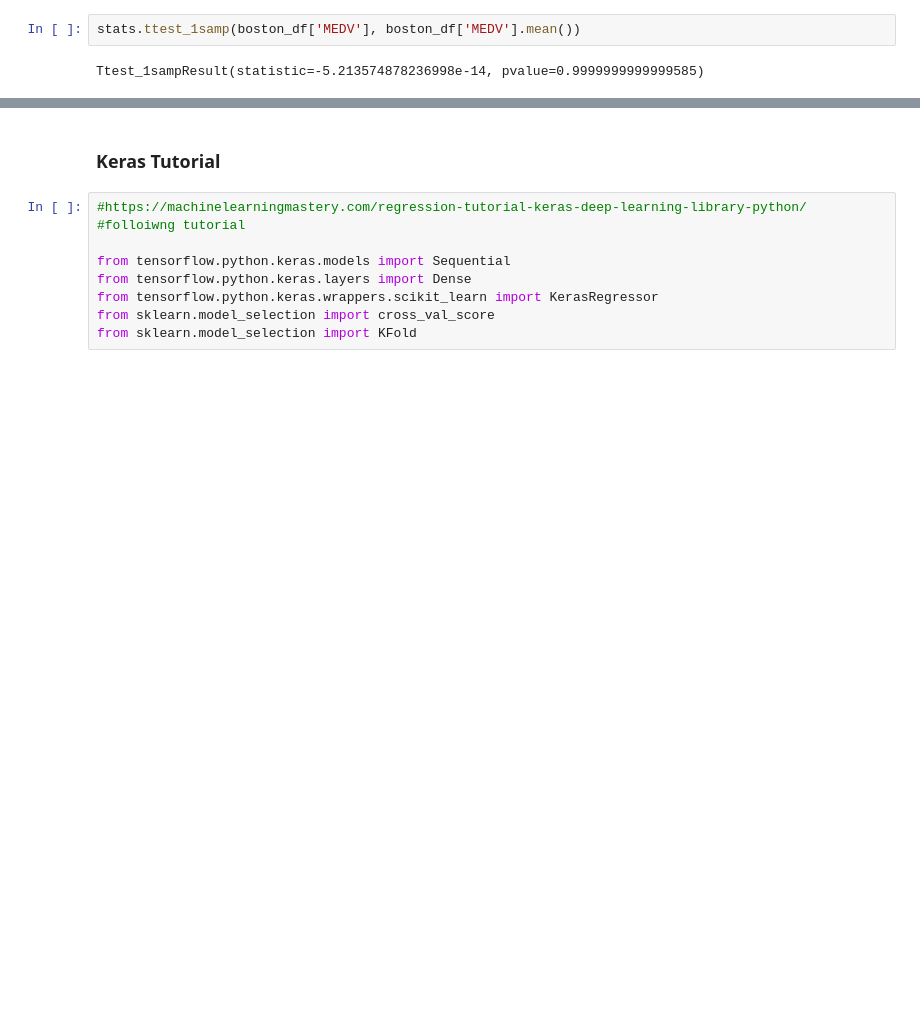
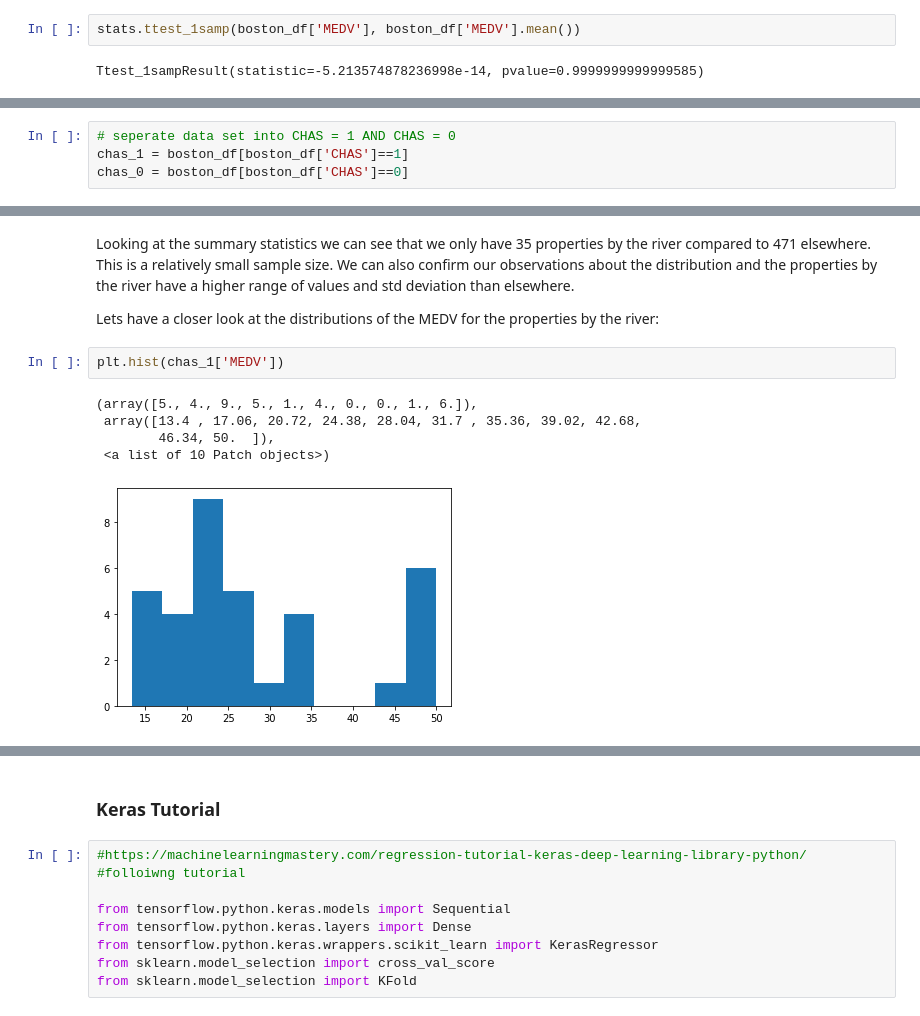
Before and after one commit to tommirrington/MachineLearning-StatisticProject, a Jupyter notebook: MLandStatsProject.ipynb, the cells around one changed output, grey strips where cells are left out. Cells and saved outputs as stored; diff of their text form; blank space fills up the shorter version.

```diff
--- a/MLandStatsProject.ipynb
+++ b/MLandStatsProject.ipynb
@@ -200,0 +231,4 @@ Ttest_1sampResult(statistic=-5.213574878236998e-14, pvalue=0.9999999999999585)
+# %%
+# seperate data set into CHAS = 1 AND CHAS = 0
+chas_1 = boston_df[boston_df['CHAS']==1]
+chas_0 = boston_df[boston_df['CHAS']==0]
@@ -200,0 +259,12 @@ Ttest_1sampResult(statistic=-5.213574878236998e-14, pvalue=0.9999999999999585)
+# %% [markdown]
+Looking at the summary statistics we can see that we only have 35 properties by the river compared to 471 elsewhere. This is a relatively small sample size.  We can also confirm our observations about the distribution and the properties by the river have a higher range of values and std deviation than elsewhere.
+
+Lets have a closer look at the distributions of the MEDV for the properties by the river:
+# %%
+plt.hist(chas_1['MEDV'])
+# %% [output]
+(array([5., 4., 9., 5., 1., 4., 0., 0., 1., 6.]),
+ array([13.4 , 17.06, 20.72, 24.38, 28.04, 31.7 , 35.36, 39.02, 42.68,
+        46.34, 50.  ]),
+ <a list of 10 Patch objects>)
+[figure, added]
```
Also changed, not shown: parts of 27 cells of this notebook.
